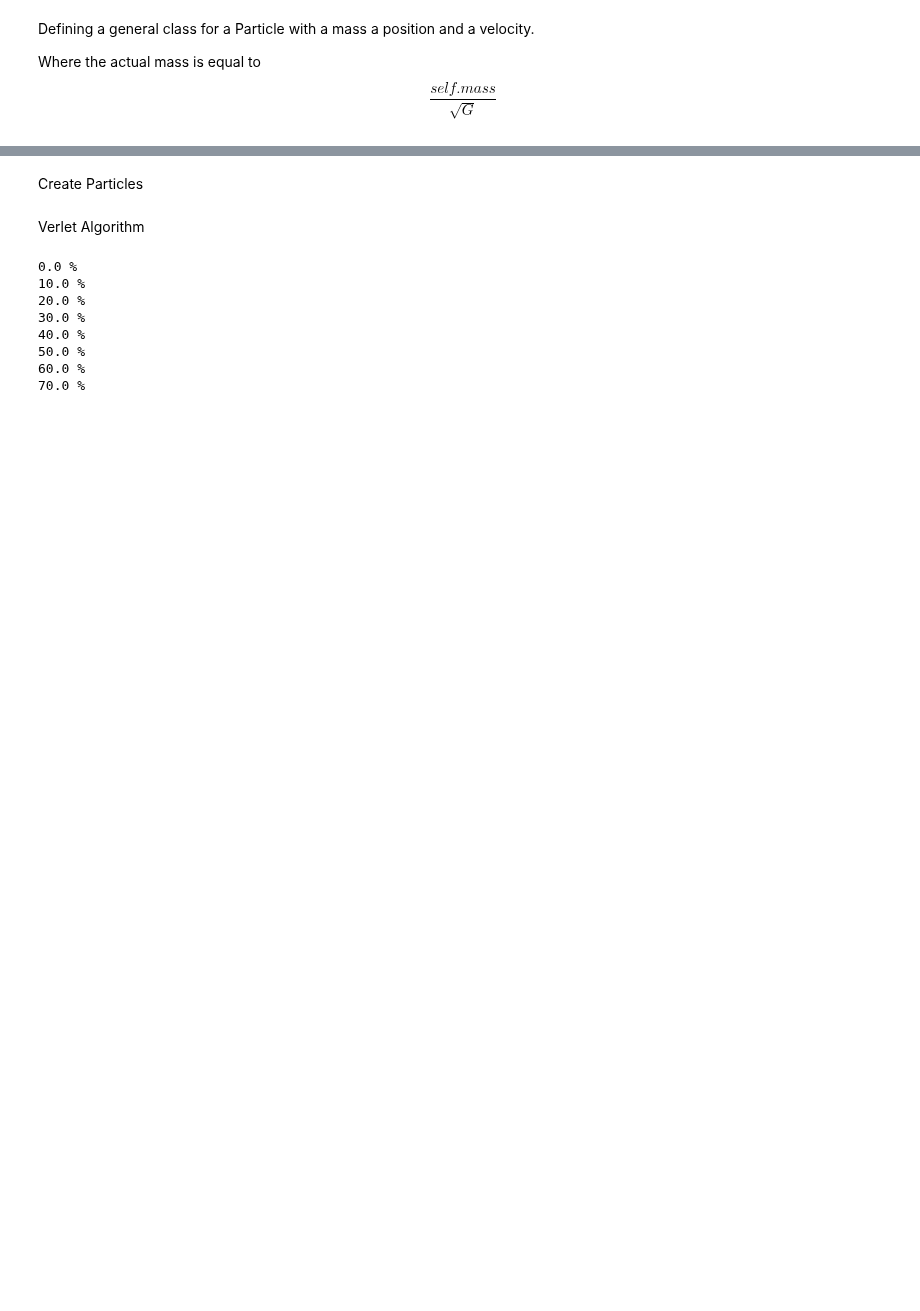
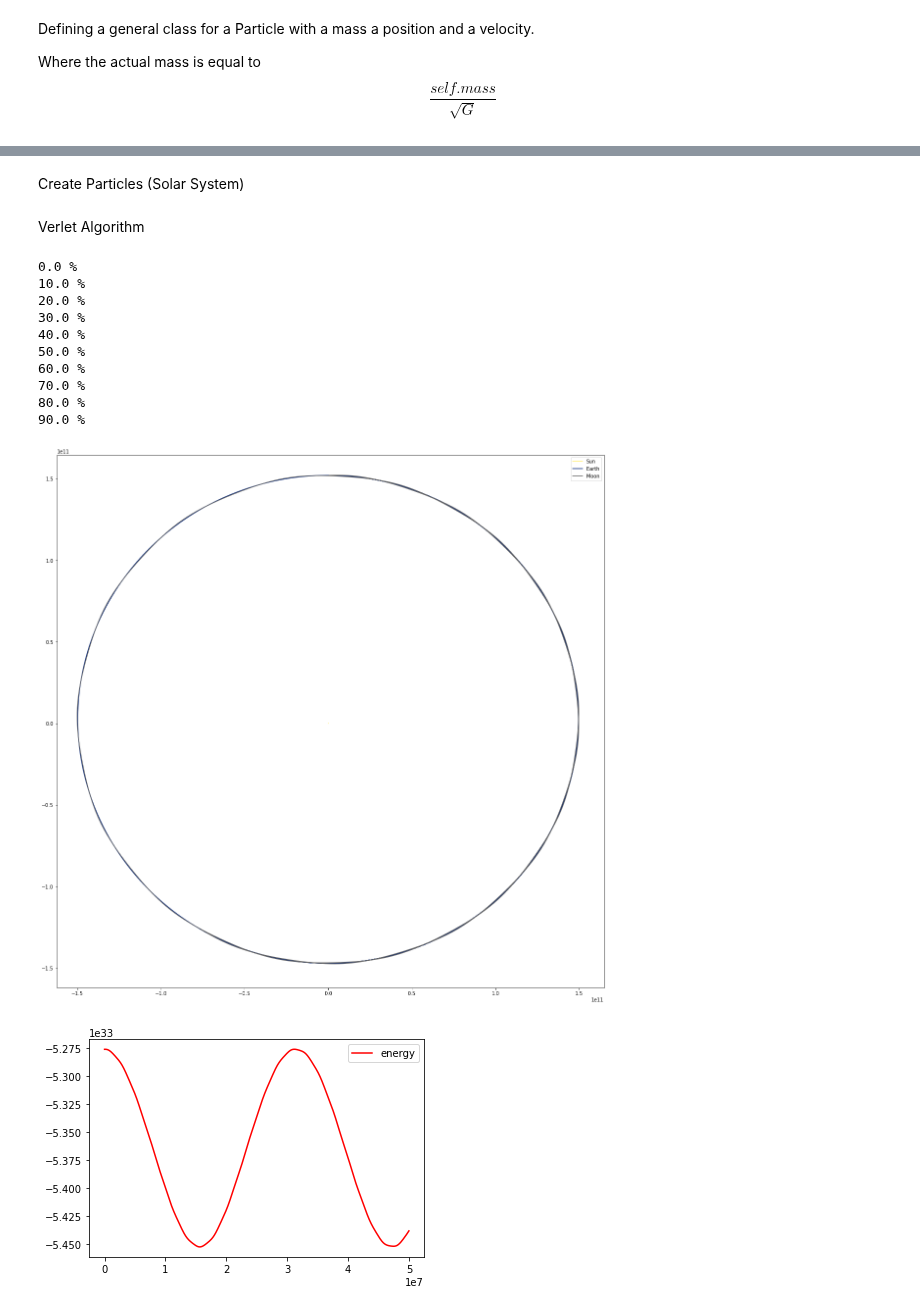
Before and after one commit to TimoWacke/solarsystem, a Jupyter notebook: solar.ipynb, the cells around one changed output, grey strips where cells are left out. Drawn from its saved outputs; the diff is of its cells as text; code cells hidden in the pictures; blank space fills up the shorter version.

```diff
--- a/solar.ipynb
+++ b/solar.ipynb
@@ -37,13 +37,13 @@ class Particle:
         self.color = color
 
     def accelerate(self, force, dt):
-        # delta is the velocity the particle is accelerated by in the timestep h
+        # delta is the velocity the particle is accelerated by in the timestep dt
         a = force / (self.mass / np.sqrt(gravConst))
         delta = a * dt
         self.velocity = self.velocity + delta
 
     def move(self, dt):
-        # delta is the distance the particle is moved by in the timestep h
+        # delta is the distance the particle is moved by in the timestep dt
         delta = self.velocity * dt
         self.coord = self.coord + delta
 
@@ -54,3 +54,10 @@ class Particle:
         diff = np.subtract(self.coord, otherParticle.coord)
         radius = np.linalg.norm(diff)
         return - self.mass * otherParticle.mass / radius
+
+    def gravityForce(self, other):
+        diff = np.subtract(other.coord, self.coord)
+        radius = np.linalg.norm(diff)
+        f_abs = self.mass * other.mass / (radius**2)
+        #return force that applys on self
+        return f_abs * (diff/radius)
@@ -66,5 +64,5 @@ def gravityForce(particle1, particle2):
 # %% [markdown]
-Create Particles
+Create Particles (Solar System)
 # %%
 
 star = Particle("Sun", mass_sun, {"x": 0, "y": 0, "z": 0 },{"x": 0, "y": 0, "z": 0 }, "#FFEE77" )
@@ -93,27 +91,29 @@ def verlet(particles, h, steps):
     for pti in particles:
         for ptj in particles:
             if ptj == pti:
-                continue
-            force = gravityForce(pti, ptj)
+                break
+            force = pti.gravityForce(ptj)
+            ptj.accelerate(-force, h/2)
             pti.accelerate(force, h/2)
     for i in range(steps):
-        for p, pti in enumerate(particles):
-            pti.move(h)
-            force = np.zeros(3)
+        for pt in particles:
+            pt.move(h)
+        for pti in particles:
             for ptj in particles:
                 if pti == ptj:
-                    continue
+                    break
                 energy[i] += pti.potEnergy(ptj)
-                force += gravityForce(pti, ptj)
+                force = pti.gravityForce(ptj)
+                pti.accelerate(force, h)
+                ptj.accelerate(force, h)
+        for p, pt in enumerate(particles):
+            energy[i] += pt.kineticEnergy()
 
-            pti.accelerate(force, h)
-            energy[i] += pti.kineticEnergy()
-
-            p_axes[p][0][i] = pti.coord[0]
-            p_axes[p][1][i] = pti.coord[1]
-            p_axes[p][2][i] = pti.coord[2]
-            mmin = min(mmin, np.amin(pti.coord))
-            mmax = max(mmax, np.amax(pti.coord))
+            p_axes[p][0][i] = pt.coord[0]
+            p_axes[p][1][i] = pt.coord[1]
+            p_axes[p][2][i] = pt.coord[2]
+            mmin = min(mmin, np.amin(pt.coord))
+            mmax = max(mmax, np.amax(pt.coord))
         if i/steps*100%10 == 0:
             print(i/steps*100,"%")
     fig , ax = plt.subplots()
@@ -136,14 +136,18 @@ def verlet(particles, h, steps):
     plt.show()
 # %%
 
-verlet(particles, 500, 200000)
+verlet(particles, 500, 100000)
 #verlet(particles, 0.1, 60000)
 # %% [output]
 0.0 %
 10.0 %
 20.0 %
 30.0 %
 40.0 %
 50.0 %
 60.0 %
 70.0 %
+80.0 %
+90.0 %
+[figure, added]
+[figure, added]
```
Also changed, not shown: parts of 2 cells of this notebook.
